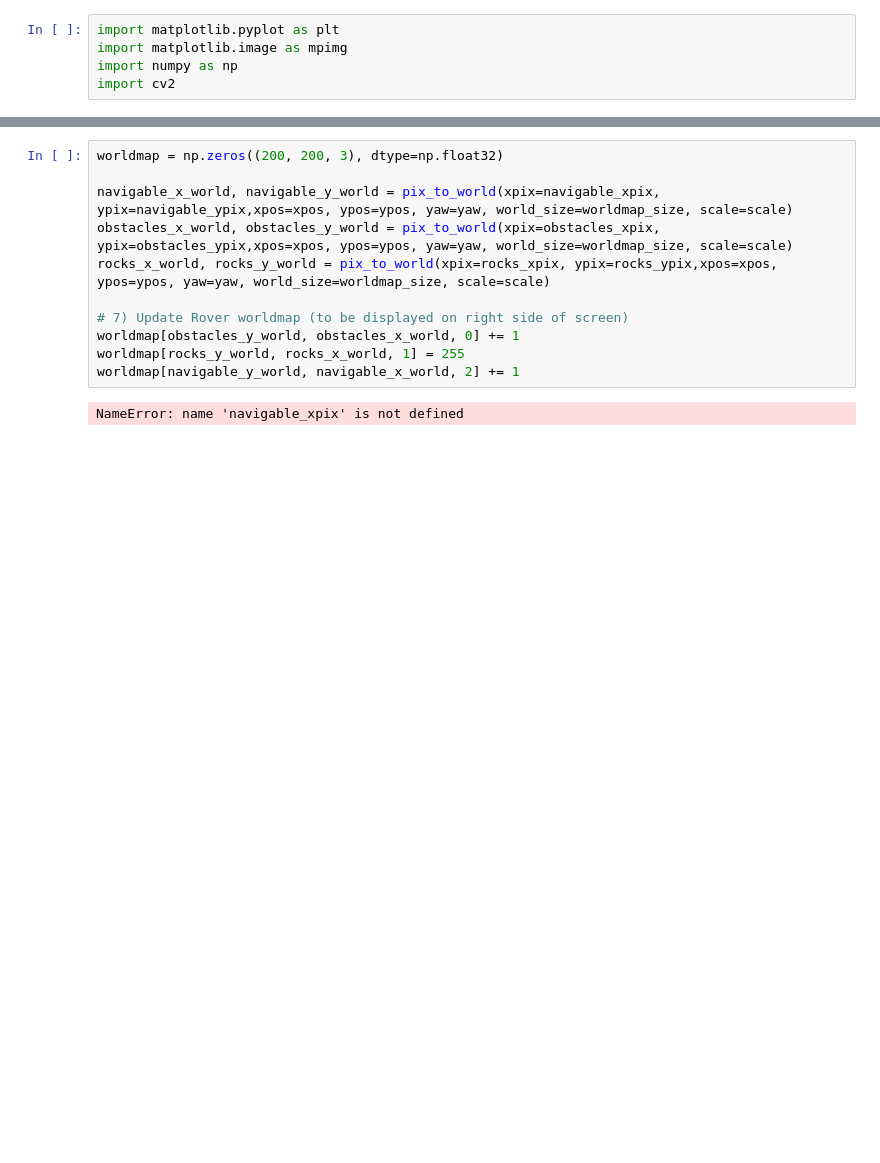
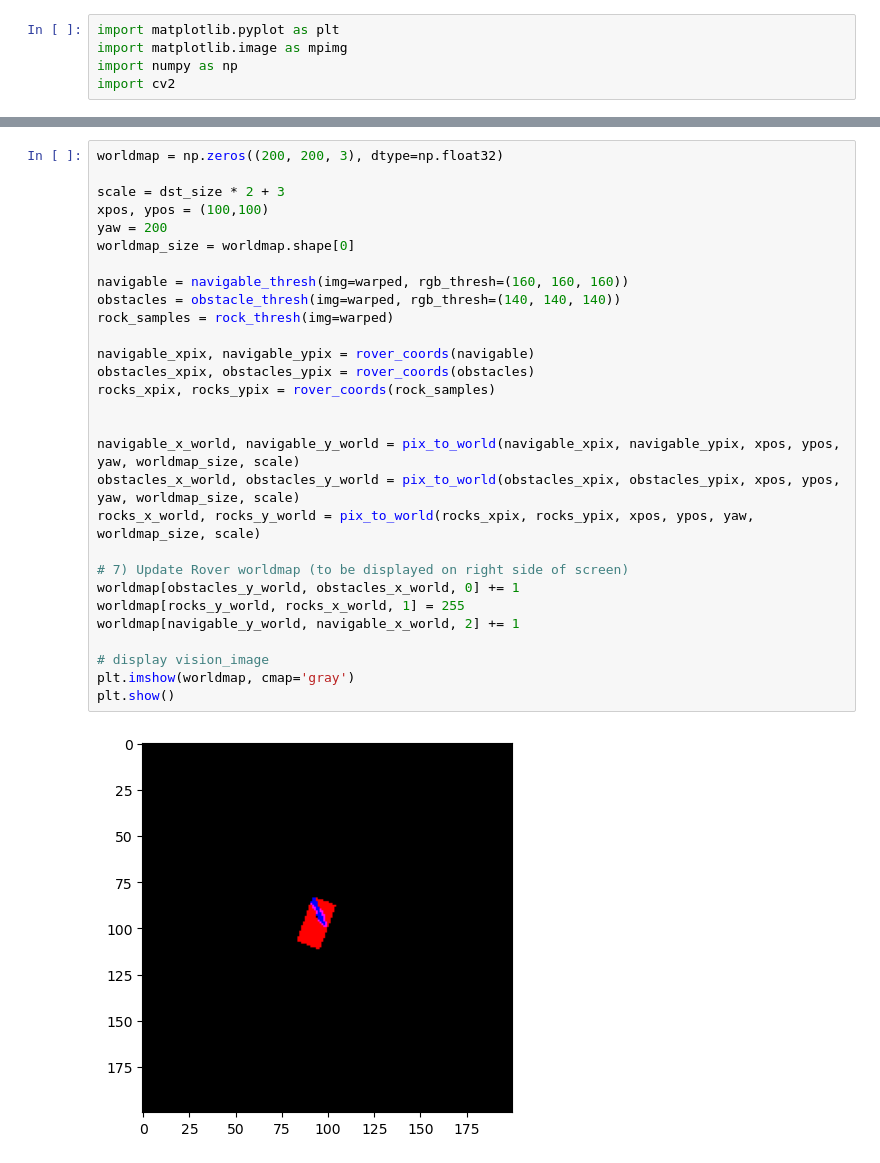
Before and after one commit to Abdelrahman-Sherif-Fayez/Nasa_Mars_Rover_Project, a Jupyter notebook: Jupyter notebooks/Untitled4.ipynb, the cells around one changed output, grey strips where cells are left out. Drawn from its saved outputs; the diff is of its cells as text; blank space fills up the shorter version.

```diff
--- a/Jupyter notebooks/Untitled4.ipynb
+++ b/Jupyter notebooks/Untitled4.ipynb
@@ -329,13 +202,31 @@ plt.show()
 # %%
 worldmap = np.zeros((200, 200, 3), dtype=np.float32)
 
-navigable_x_world, navigable_y_world = pix_to_world(xpix=navigable_xpix, ypix=navigable_ypix,xpos=xpos, ypos=ypos, yaw=yaw, world_size=worldmap_size, scale=scale)
-obstacles_x_world, obstacles_y_world = pix_to_world(xpix=obstacles_xpix, ypix=obstacles_ypix,xpos=xpos, ypos=ypos, yaw=yaw, world_size=worldmap_size, scale=scale)
-rocks_x_world, rocks_y_world = pix_to_world(xpix=rocks_xpix, ypix=rocks_ypix,xpos=xpos, ypos=ypos, yaw=yaw, world_size=worldmap_size, scale=scale)
+scale = dst_size * 2 + 3
+xpos, ypos = (100,100)
+yaw = 200
+worldmap_size = worldmap.shape[0]
+
+navigable = navigable_thresh(img=warped, rgb_thresh=(160, 160, 160))
+obstacles = obstacle_thresh(img=warped, rgb_thresh=(140, 140, 140))
+rock_samples = rock_thresh(img=warped)
+
+navigable_xpix, navigable_ypix = rover_coords(navigable)
+obstacles_xpix, obstacles_ypix = rover_coords(obstacles)
+rocks_xpix, rocks_ypix = rover_coords(rock_samples)
+
+
+navigable_x_world, navigable_y_world = pix_to_world(navigable_xpix, navigable_ypix, xpos, ypos, yaw, worldmap_size, scale)
+obstacles_x_world, obstacles_y_world = pix_to_world(obstacles_xpix, obstacles_ypix, xpos, ypos, yaw, worldmap_size, scale)
+rocks_x_world, rocks_y_world = pix_to_world(rocks_xpix, rocks_ypix, xpos, ypos, yaw, worldmap_size, scale)
 
 # 7) Update Rover worldmap (to be displayed on right side of screen)
 worldmap[obstacles_y_world, obstacles_x_world, 0] += 1
 worldmap[rocks_y_world, rocks_x_world, 1] = 255
 worldmap[navigable_y_world, navigable_x_world, 2] += 1
+
+# display vision_image
+plt.imshow(worldmap, cmap='gray')
+plt.show()
 # %% [output]
-NameError: name 'navigable_xpix' is not defined
+[figure, added]
```
Also changed, not shown: parts of 5 cells of this notebook.
